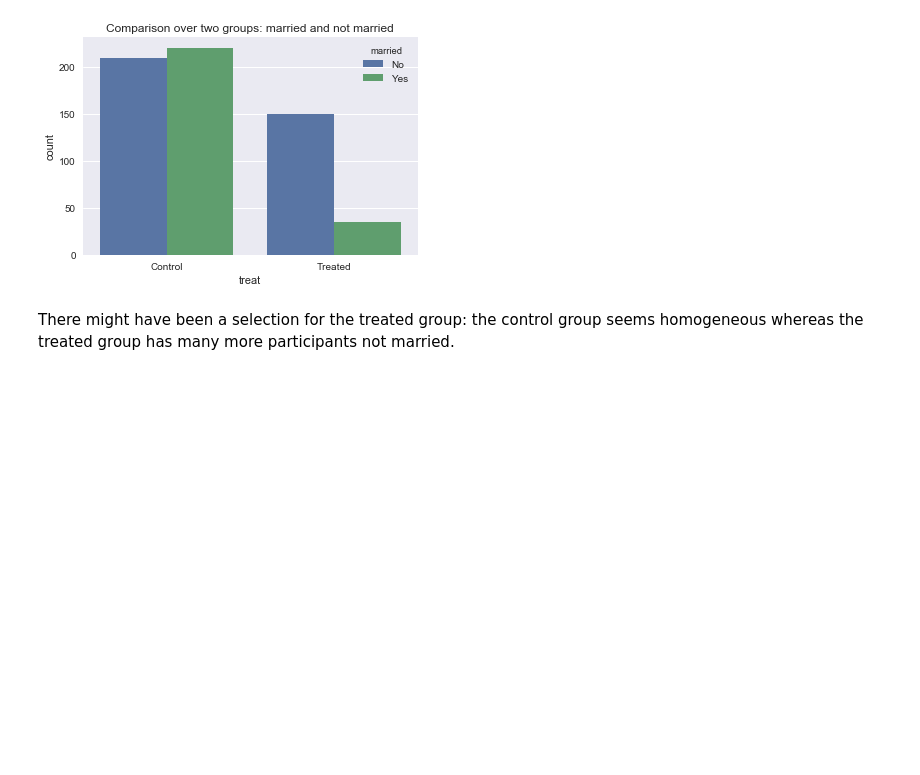
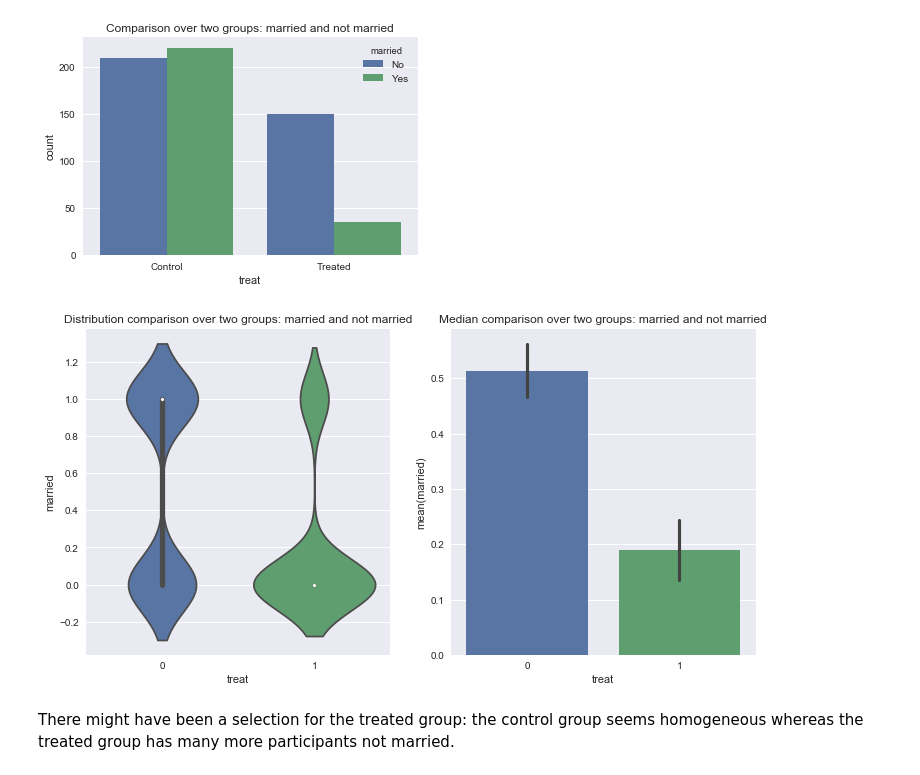
Before and after one commit to brunebastide/ADA, a Jupyter notebook: homework04/homework4.ipynb, the cells around one changed output. Saved outputs shown, nothing was run; the diff lists cells and outputs as text; code cells hidden in the pictures; blank space fills up the shorter version.

Commit message:
4 new plots

```diff
--- a/homework04/homework4.ipynb
+++ b/homework04/homework4.ipynb
@@ -116,6 +116,15 @@ for t, l in zip(leg.texts, new_labels): t.set_text(l)
 sns.plt.show()
 # %% [output]
 [figure]
+# %%
+f, (ax1, ax2) = plt.subplots(1, 2, figsize=(12,6))
+
+g1 = sns.violinplot(x = 'treat', y = 'married', data = data, ax = ax1);
+g2 = sns.barplot(x = 'treat', y = 'married', data = data, ax = ax2);
+ax1.set_title('Distribution comparison over two groups: married and not married');
+ax2.set_title('Median comparison over two groups: married and not married');
+# %% [output]
+[figure, added]
 # %% [markdown]
 There might have been a selection for the treated group: the control group seems homogeneous whereas the treated group has many more participants not married.
 # %% [markdown]
```
Also changed, not shown: parts of 27 cells of this notebook.
